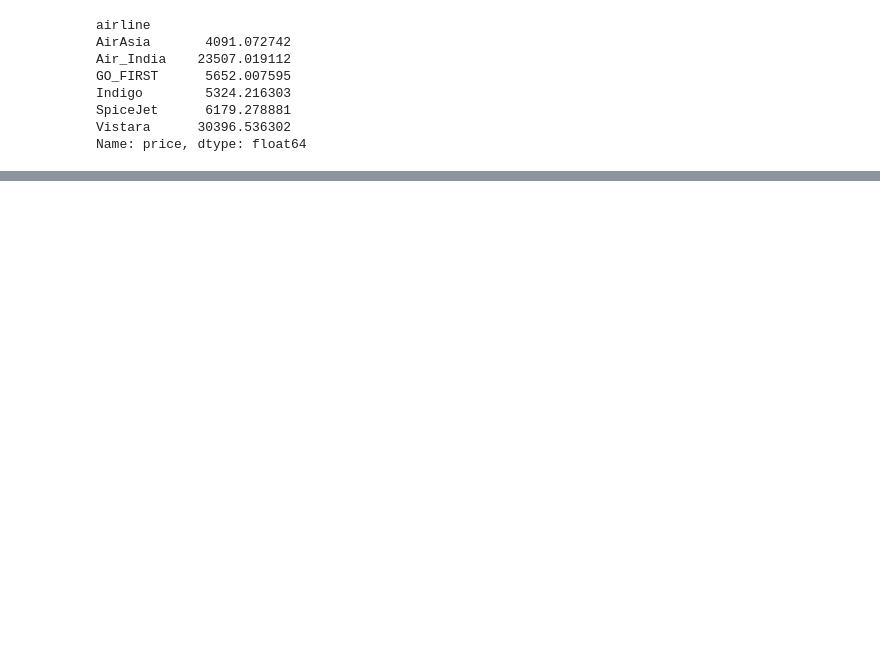
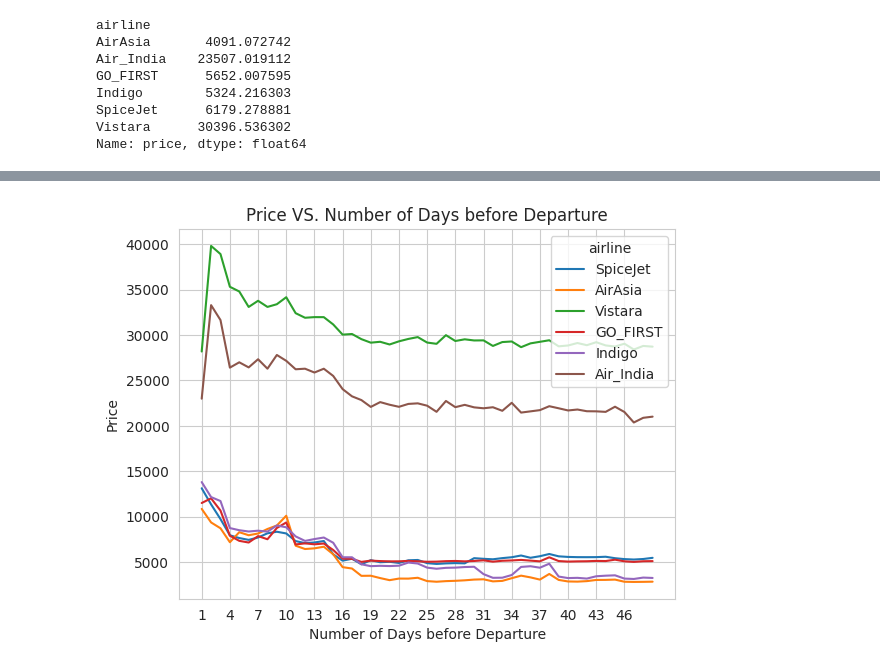
Before and after one commit to Thebtiboutheina/Flight-Price-Prediction, a Jupyter notebook: Flight_Price_Prediction.ipynb, the cells around one changed output, grey strips where cells are left out. Saved outputs shown, nothing was run; the diff lists cells and outputs as text; code cells hidden in the pictures; blank space fills up the shorter version.

```diff
--- a/Flight_Price_Prediction.ipynb
+++ b/Flight_Price_Prediction.ipynb
@@ -61,0 +132,10 @@ Based on the output you've provided by comparing the mean of tickets across the
+# %%
+
+sns.set_style('whitegrid')
+sns.lineplot(x='days_left', y='price', hue='airline', data=data, errorbar=None)
+plt.xticks(range(data['days_left'].min(), data['days_left'].max(), 3))
+plt.title('Price VS. Number of Days before Departure')
+plt.ylabel('Price')
+plt.xlabel('Number of Days before Departure');
+# %% [output]
+[figure, added]
```
Also changed, not shown: parts of 27 cells of this notebook.
